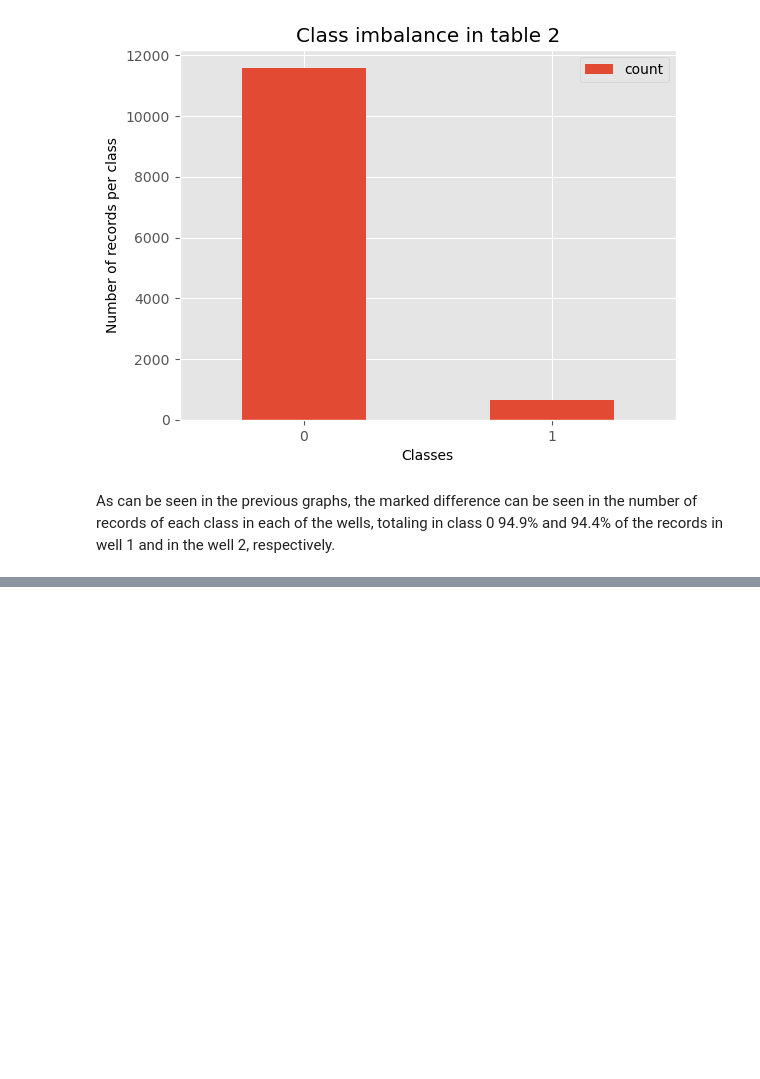
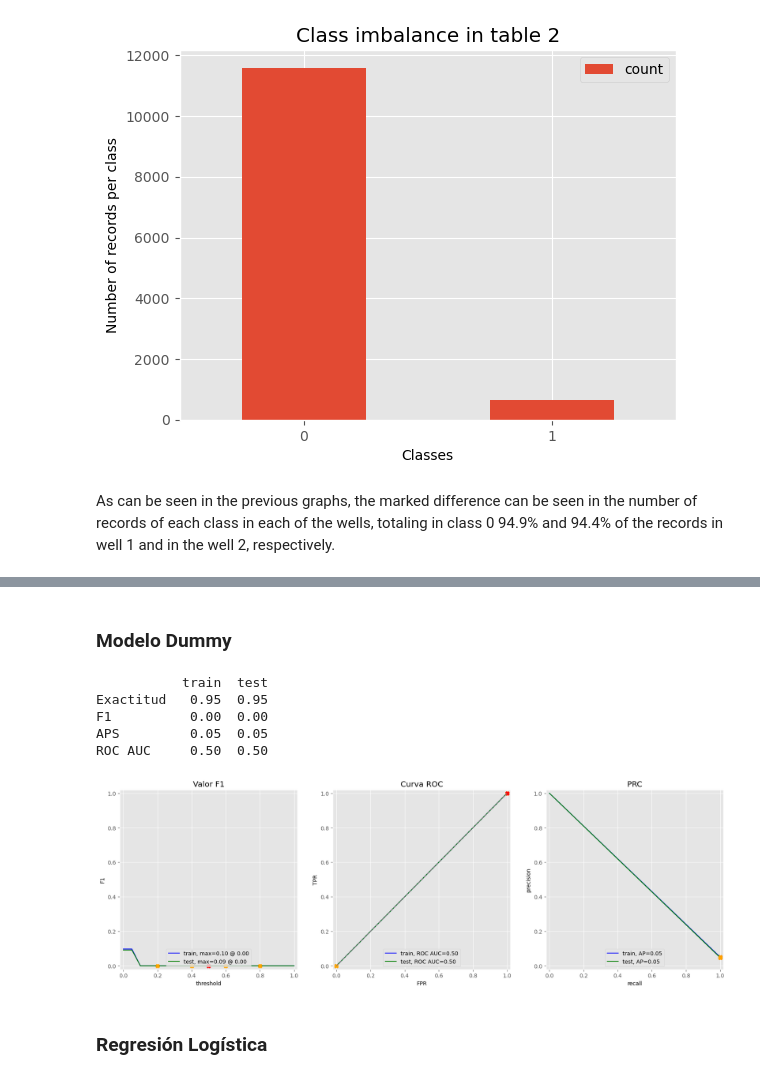
Before and after one commit to dc36205/Exploration_Well_Logs_Based_On_Geological_Data_for_Classification, a Jupyter notebook: Classification_of_exploration_well_logs_based_on_geological_data.ipynb, the cells around one changed output, grey strips where cells are left out. Cells and saved outputs as stored; diff of their text form; code cells hidden in the pictures; blank space fills up the shorter version.

```diff
--- a/Classification_of_exploration_well_logs_based_on_geological_data.ipynb
+++ b/Classification_of_exploration_well_logs_based_on_geological_data.ipynb
@@ -1955,0 +2031,5 @@ As can be seen in the previous graphs, the marked difference can be seen in the
+# %%
+#Features and target
+featuress = ['depth', 'm1r1', 'dt', 'phie', 'cal', 'm1r2', 'vcl', 'phid', 'sw',
+       'gr', 'm1r3', 'm1r6', 'm1r9', 'm1rx', 'bvw', 'ktix', 'tvd', 'grn']
+target = df_well_1['payflag']
@@ -1956,3 +2069,18 @@ As can be seen in the previous graphs, the marked difference can be seen in the
+# %% [markdown]
+### Modelo Dummy
+# %%
+dummy_cl = DummyClassifier(random_state=12345)
+dummy_cl.fit(features_train, target_train)
+evaluate_model(dummy_cl, features_train, target_train, features_valid, target_valid)
+# %% [output]
+           train  test
+Exactitud   0.95  0.95
+F1          0.00  0.00
+APS         0.05  0.05
+ROC AUC     0.50  0.50
+[figure, added]
+# %% [markdown]
+### Regresión Logística
 # %%
 model_lr=LogisticRegression(solver='liblinear', random_state=12345)
 model_lr.fit(features_train, target_train)
```
Also changed, not shown: parts of 53 cells of this notebook.
